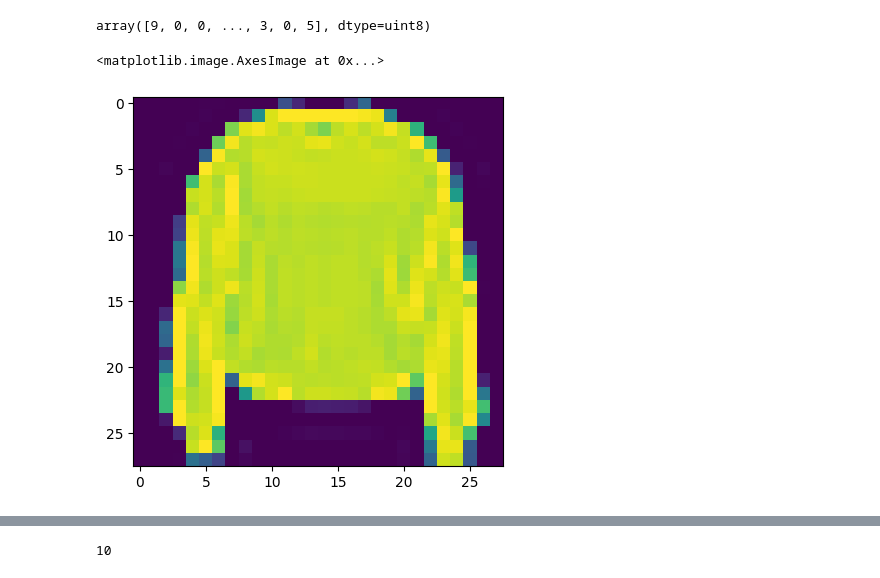
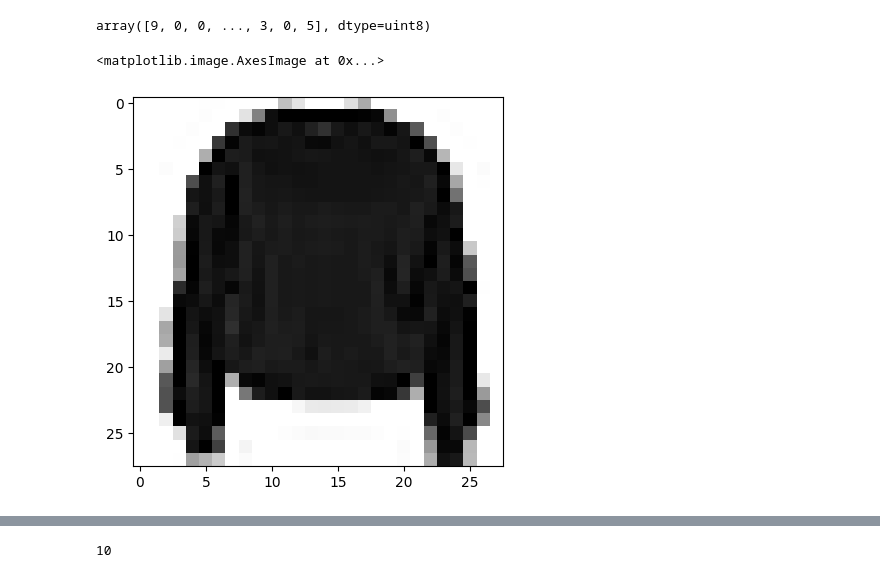
Before and after one commit to hvanli/01_tensorflow_htv, a Jupyter notebook: 03_tensorflow_neural_network_classification/nb/02_tensorflow_multi_class_classfication.ipynb, the cells around one changed output, grey strips where cells are left out. Saved outputs shown, nothing was run; the diff lists cells and outputs as text; code cells hidden in the pictures.

```diff
--- a/03_tensorflow_neural_network_classification/nb/02_tensorflow_multi_class_classfication.ipynb
+++ b/03_tensorflow_neural_network_classification/nb/02_tensorflow_multi_class_classfication.ipynb
@@ -32,10 +23,10 @@ y_test = tf.one_hot(test_labels, depth=10)
 # %%
 # Plot a single sample
 
-plt.imshow(train_images[7])
+plt.imshow(train_images[7], cmap=plt.cm.binary)
 # %% [output]
 <matplotlib.image.AxesImage at 0x...>
-[figure, old version]
+[figure, new version]
 # %%
 # Create a small list so that we can index onto our training labels so they are human readable
 class_names = ["T-shirt/top", "Trouser", "Pullover", "Dress", "Coat", "Sandal", "Shirt", "Sneaker", "Bag", "Ankle Boat"]
```
Also changed, not shown: parts of 30 cells of this notebook.
